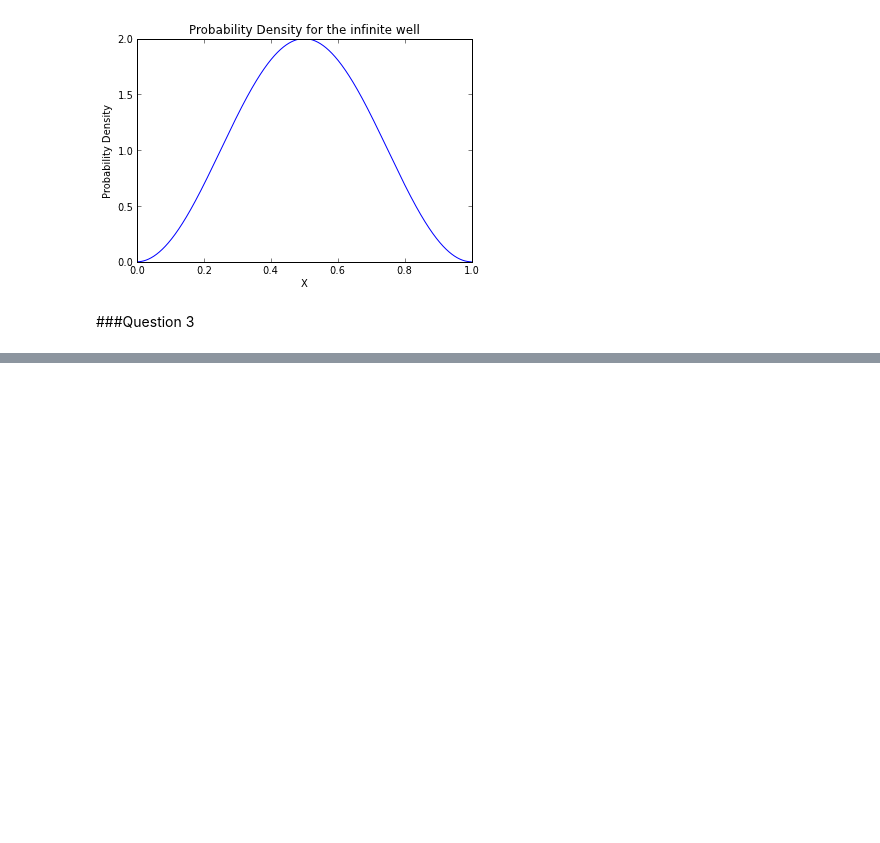
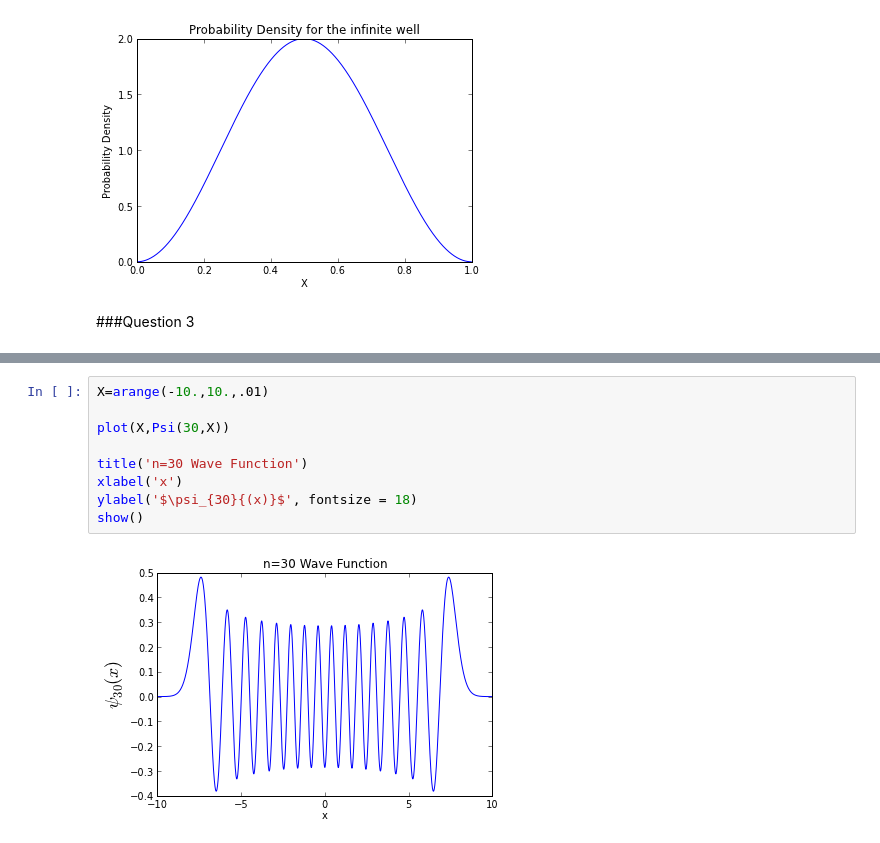
Before and after one commit to ipowellPHYS202/PHYS202-S13, a Jupyter notebook: Week5/IntegrationEx4.ipynb, the cells around one changed output, grey strips where cells are left out. Cells and saved outputs as stored; diff of their text form; blank space fills up the shorter version.

```diff
--- a/Week5/IntegrationEx4.ipynb
+++ b/Week5/IntegrationEx4.ipynb
@@ -92,0 +99,11 @@ TypeError: only length-1 arrays can be converted to Python scalars
+# %%
+X=arange(-10.,10.,.01)
+
+plot(X,Psi(30,X))
+
+title('n=30 Wave Function')
+xlabel('x')
+ylabel('$\psi_{30}{(x)}$', fontsize = 18)
+show()
+# %% [output]
+[figure, added]
```
Also changed, not shown: parts of 9 cells of this notebook.
